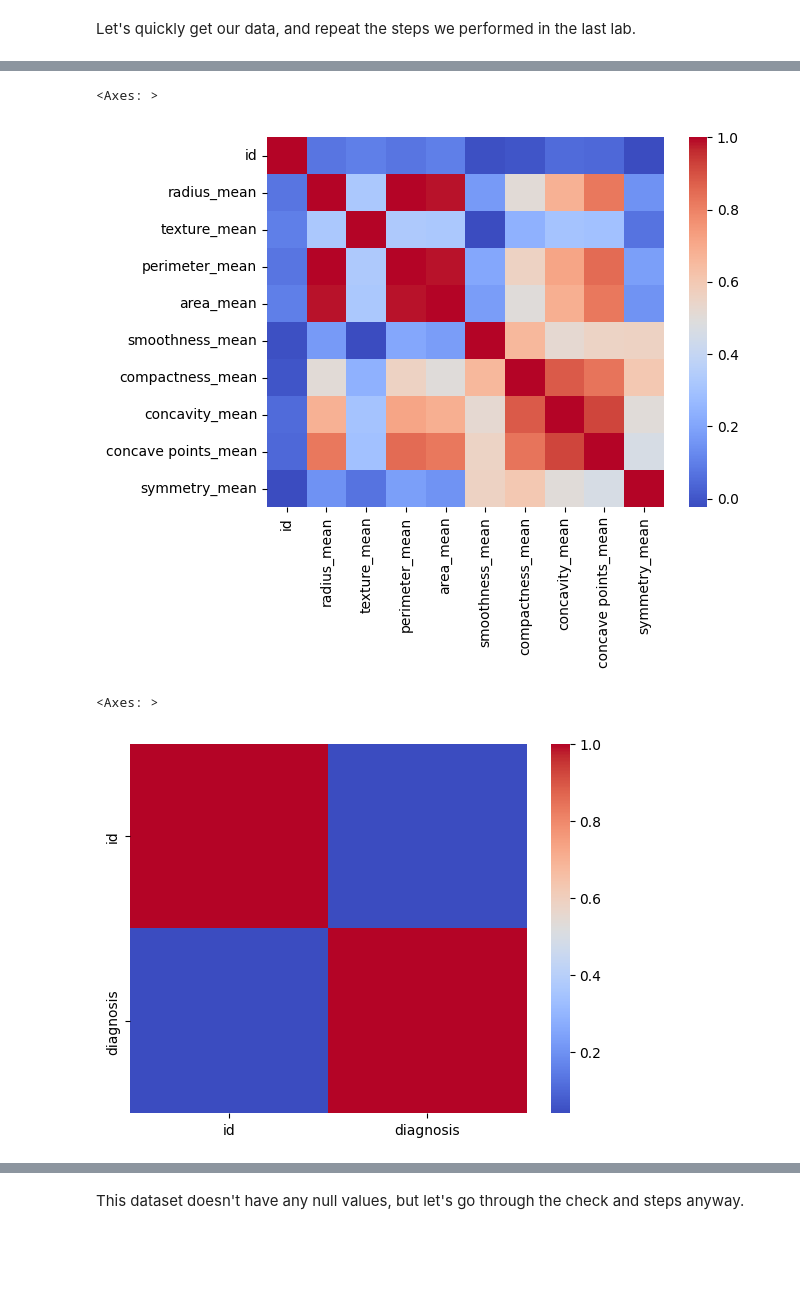
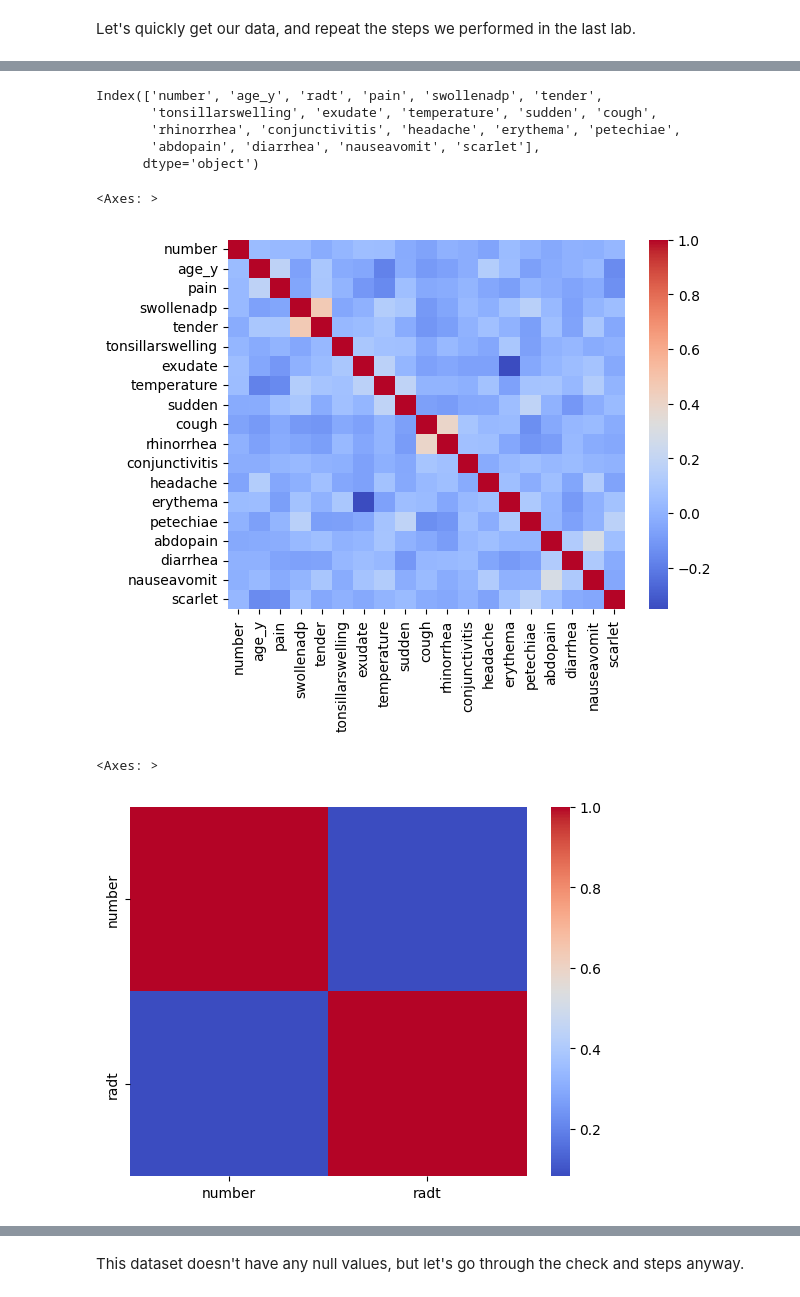
Before and after one commit to ReenuPEldhose/OpenAITraining, a Jupyter notebook: Pharyngitis_Detection_in_Kids.ipynb, the cells around one changed output, grey strips where cells are left out. Cells and saved outputs as stored; diff of their text form; code cells hidden in the pictures; blank space fills up the shorter version.

```diff
--- a/Pharyngitis_Detection_in_Kids.ipynb
+++ b/Pharyngitis_Detection_in_Kids.ipynb
@@ -8,4 +8,4 @@ Let's quickly get our data, and repeat the steps we performed in the last lab.
 # read the data
 import pandas as pd
 import matplotlib.pyplot as plt
-data = pd.read_csv('https://raw.githubusercontent.com/a-forty-two/cylons/master/data.csv')
+data = pd.read_csv('/content/pharyngitis.csv')
@@ -31,0 +12,5 @@ memory usage: 146.8+ KB
+# %%
+# Forward fill missing values in specific columns
+columns_to_fill = ['pain', 'swollenadp', 'tender', 'tonsillarswelling', 'exudate', 'temperature', 'sudden', 'cough', 'rhinorrhea', 'conjunctivitis', 'headache', 'erythema', 'petechiae', 'abdopain', 'diarrhea', 'nauseavomit', 'scarlet']
+data[columns_to_fill] = data[columns_to_fill].fillna(method='ffill')
+data.info()
@@ -54,4 +55,0 @@ data.head(20)
-# %%
-# let's work with fewer columns for simplicity
-data = data.iloc[:,:11]
-data.columns
@@ -62,0 +56,4 @@ Index(['id', 'diagnosis', 'radius_mean', 'texture_mean', 'perimeter_mean',
+# %%
+# Replace 1 with 'Yes' and 0 with 'No'
+data['radt'] = data['radt'].replace({1: 'yes', 0: 'no'})
+data.head(20)
@@ -63,25 +78,34 @@ Index(['id', 'diagnosis', 'radius_mean', 'texture_mean', 'perimeter_mean',
+# %%
+data.columns
+# %% [output]
+Index(['number', 'age_y', 'radt', 'pain', 'swollenadp', 'tender',
+       'tonsillarswelling', 'exudate', 'temperature', 'sudden', 'cough',
+       'rhinorrhea', 'conjunctivitis', 'headache', 'erythema', 'petechiae',
+       'abdopain', 'diarrhea', 'nauseavomit', 'scarlet'],
+      dtype='object')
 # %%
 import seaborn as sns
-inp_cols = ['id', 'radius_mean', 'texture_mean', 'perimeter_mean',
-       'area_mean', 'smoothness_mean', 'compactness_mean', 'concavity_mean',
-       'concave points_mean', 'symmetry_mean']
+inp_cols = ['number', 'age_y',  'pain', 'swollenadp', 'tender',
+       'tonsillarswelling', 'exudate', 'temperature', 'sudden', 'cough',
+       'rhinorrhea', 'conjunctivitis', 'headache', 'erythema', 'petechiae',
+       'abdopain', 'diarrhea', 'nauseavomit', 'scarlet']
 cr = data[inp_cols].corr()
 sns.heatmap(cr, cmap='coolwarm')
 # %% [output]
 <Axes: >
-[figure, old version]
+[figure, new version]
 # %%
 import copy
 y = copy.copy(data)
 
-y["diagnosis"] = y['diagnosis'].map(lambda val: 1 if val=='M' else 0)
-y = y.loc[: , ['id','diagnosis']]
+y["radt"] = y['radt'].map(lambda val: 1 if val=='yes' else 0)
+y = y.loc[: , ['number','radt']]
 
 cr = y.corr()
 
 sns.heatmap(cr, cmap='coolwarm')
 # %% [output]
 <Axes: >
-[figure, old version]
+[figure, new version]
 # %%
 # set the index
```
Also changed, not shown: parts of 29 cells of this notebook.
